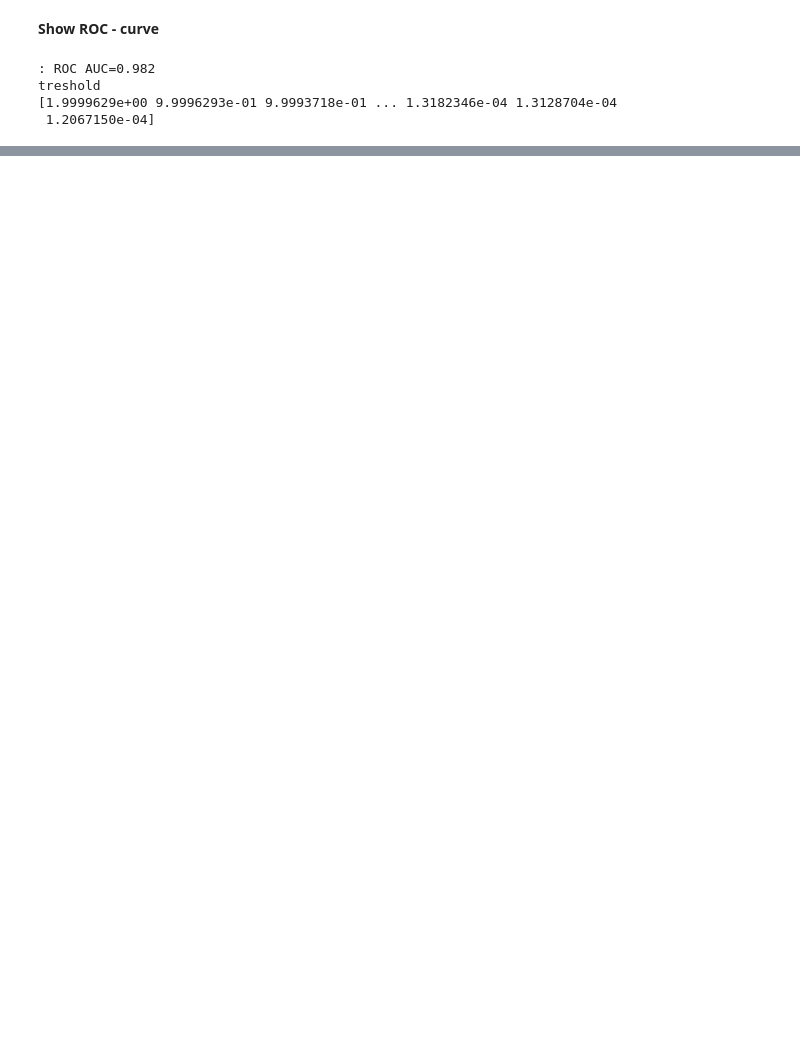
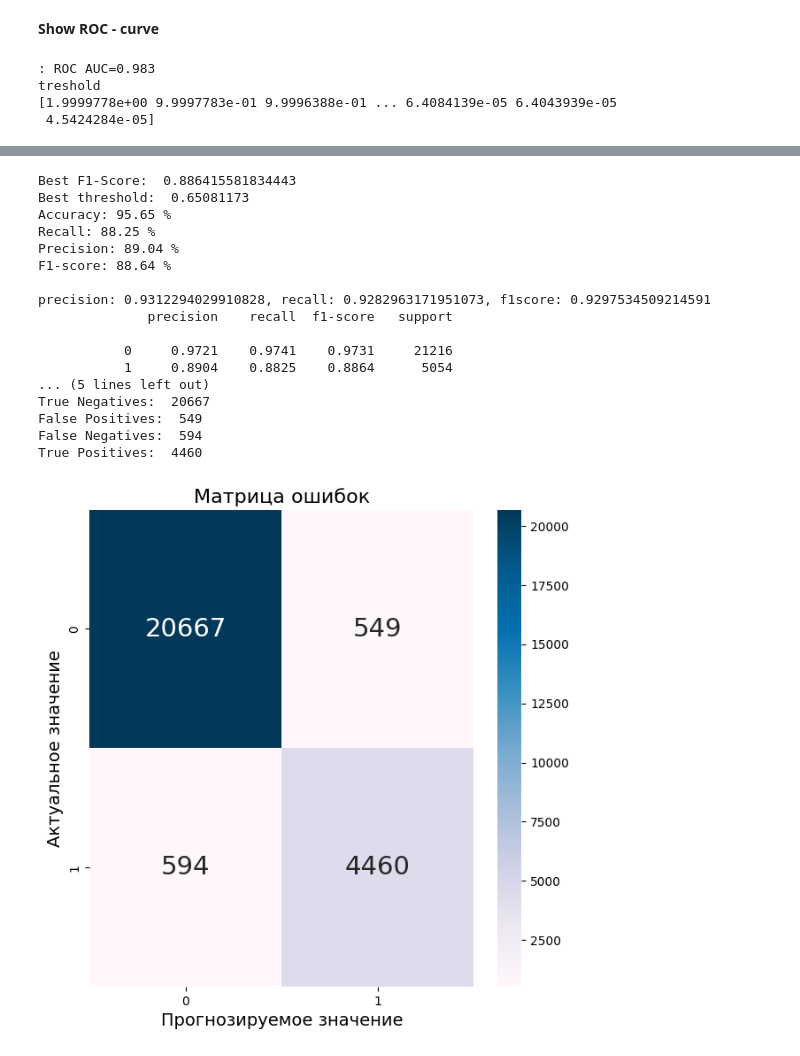
Before and after one commit to alexandr-khvatov/text_classification, a Jupyter notebook: model/FastText_CNN-len64_merge.ipynb, the cells around one changed output, grey strips where cells are left out. Saved outputs shown, nothing was run; the diff lists cells and outputs as text; code cells hidden in the pictures; blank space fills up the shorter version.

```diff
--- a/model/FastText_CNN-len64_merge.ipynb
+++ b/model/FastText_CNN-len64_merge.ipynb
@@ -472,6 +474,7 @@ plot_metrics(history)
 # %%
 from sklearn.metrics import roc_curve, auc
 from sklearn.metrics import roc_auc_score
+from sklearn.metrics import precision_recall_curve
 # сохраняем вероятности только для положительного исхода
 lr_probs = probs
 
@@ -483,33 +486,70 @@ fpr, tpr, treshold = roc_curve(y_test, lr_probs)
 roc_auc = auc(fpr, tpr)
 
 print('treshold')
 print(treshold)
 
 # размеры шрифта
 SMALL_SIZE = 10
 MEDIUM_SIZE = 14
 BIGGER_SIZE = 16
 # строим график
 plt.rc('font', size=SMALL_SIZE)          # controls default text sizes
 plt.rc('axes', titlesize=BIGGER_SIZE)     # fontsize of the axes title
 plt.rc('axes', labelsize=MEDIUM_SIZE)    # fontsize of the x and y labels
 plt.rc('xtick', labelsize=SMALL_SIZE)    # fontsize of the tick labels
 plt.rc('ytick', labelsize=SMALL_SIZE)    # fontsize of the tick labels
 plt.rc('legend', fontsize=SMALL_SIZE)    # legend fontsize
 plt.rc('figure', titlesize=BIGGER_SIZE)  # fontsize of the figure title
 plt.plot(fpr, tpr, color='darkorange',
          label='ROC кривая (area = %0.3f)' % roc_auc)
 plt.plot([0, 1], [0, 1], color='navy', linestyle='--')
 plt.xlim([0.0, 1.0])
 plt.ylim([0.0, 1.05])
 plt.xlabel('False Positive Rate')
 plt.ylabel('True Positive Rate')
 plt.title('ROC-кривая')
 plt.legend(loc="lower right",)
 plt.show()
+precision, recall, thresholds = precision_recall_curve(y_test, lr_probs)
+numerator = 2 * recall * precision
+denom = recall + precision
+f1_scores = np.divide(numerator, denom, out=np.zeros_like(denom), where=(denom!=0))
+max_f1 = np.max(f1_scores)
+max_f1_thresh = thresholds[np.argmax(f1_scores)]
+print('Best F1-Score: ',max_f1)
+print('Best threshold: ',max_f1_thresh)
+plot_cm(y_test,lr_probs, p=max_f1_thresh)
+fig, ax = plt.subplots()
+ax.plot(recall, precision, color='purple')
+
+#add axis labels to plot
+ax.set_title('Precision-Recall Curve')
+ax.set_ylabel('Precision')
+ax.set_xlabel('Recall')
+
+#display plot
+plt.show()
 # %% [output]
-: ROC AUC=0.982
+: ROC AUC=0.983
 treshold
-[1.9999629e+00 9.9996293e-01 9.9993718e-01 ... 1.3182346e-04 1.3128704e-04
- 1.2067150e-04]
+[1.9999778e+00 9.9997783e-01 9.9996388e-01 ... 6.4084139e-05 6.4043939e-05
+ 4.5424284e-05]
 [figure]
+Best F1-Score:  0.886415581834443
+Best threshold:  0.65081173
+Accuracy: 95.65 %
+Recall: 88.25 %
+Precision: 89.04 %
+F1-score: 88.64 %
+
+precision: 0.9312294029910828, recall: 0.9282963171951073, f1score: 0.9297534509214591
+              precision    recall  f1-score   support
+
+           0     0.9721    0.9741    0.9731     21216
+           1     0.8904    0.8825    0.8864      5054
+... (5 lines left out)
+True Negatives:  20667
+False Positives:  549
+False Negatives:  594
+True Positives:  4460
+[figure, added]
```
Also changed, not shown: parts of 12 cells of this notebook.
